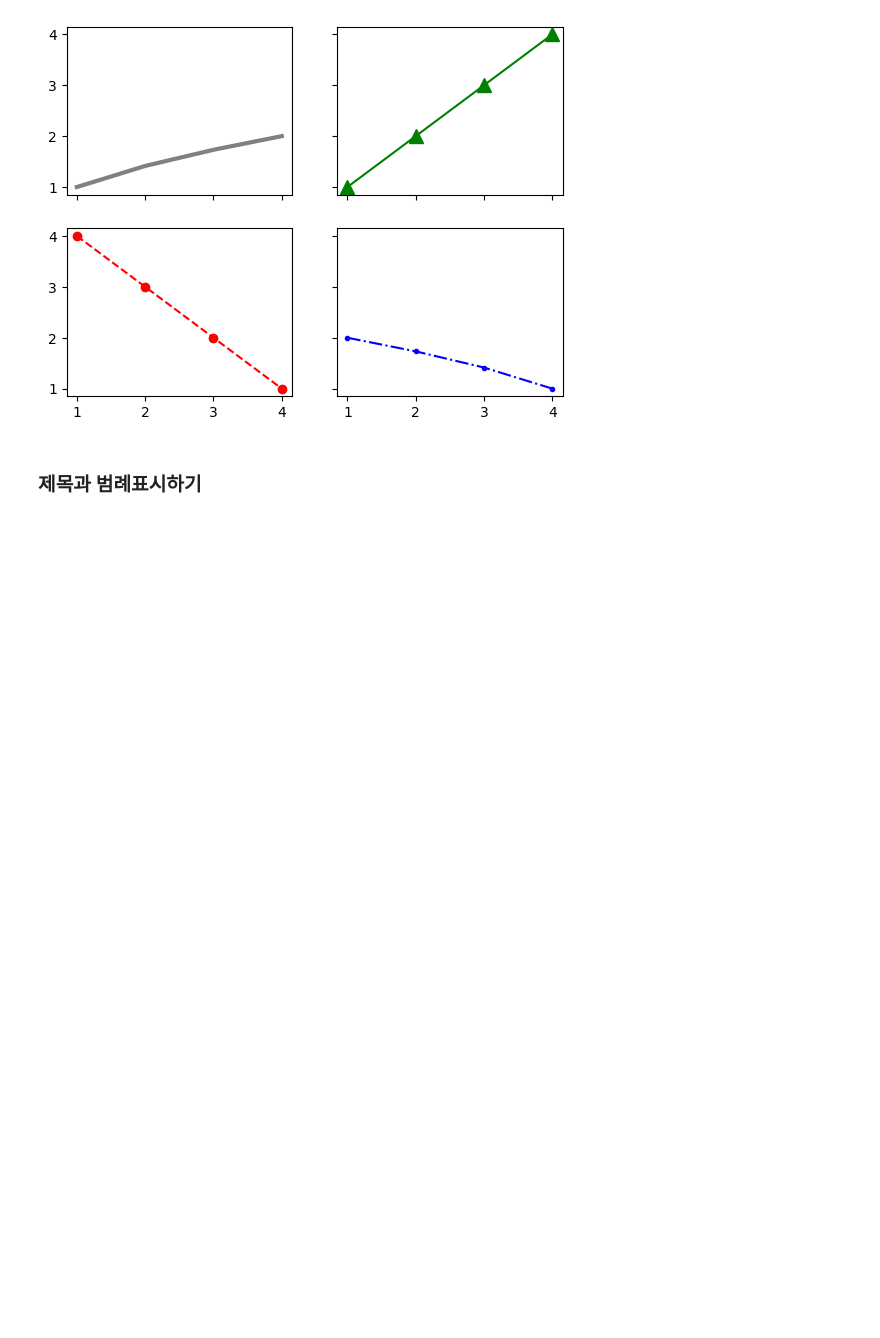
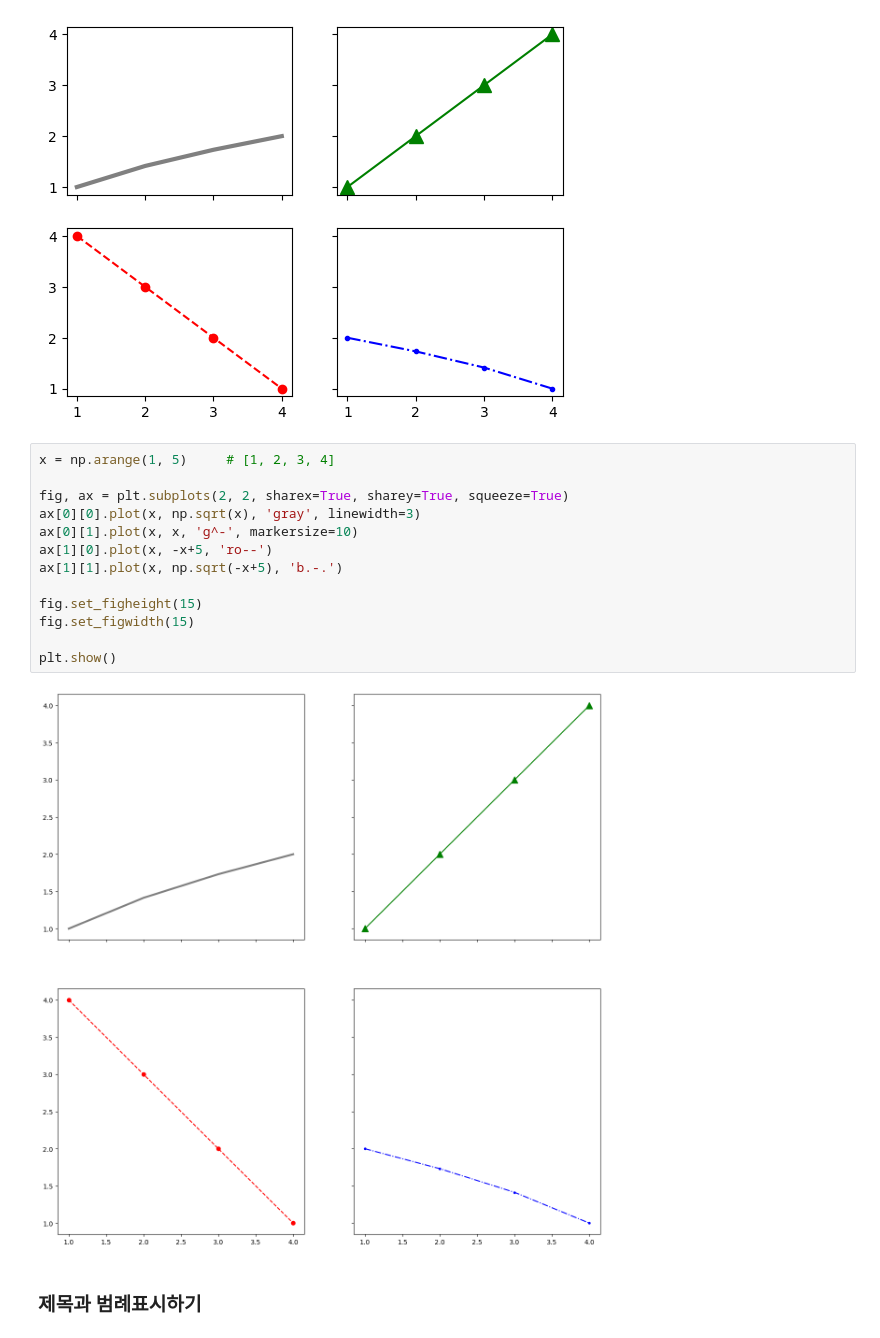
Before and after one commit to epata94/NewDataScience, a Jupyter notebook: 02_ETL/02_Visualization/04_4_여러개_그래프그리기.ipynb, the cells around one changed output. Drawn from its saved outputs; the diff is of its cells as text; blank space fills up the shorter version.

```diff
--- a/02_ETL/02_Visualization/04_4_여러개_그래프그리기.ipynb
+++ b/02_ETL/02_Visualization/04_4_여러개_그래프그리기.ipynb
@@ -170,6 +163,21 @@ ax[1][1].plot(x, np.sqrt(-x+5), 'b.-.')
 plt.show()
 # %% [output]
 [figure]
+# %%
+x = np.arange(1, 5)     # [1, 2, 3, 4]
+
+fig, ax = plt.subplots(2, 2, sharex=True, sharey=True, squeeze=True)
+ax[0][0].plot(x, np.sqrt(x), 'gray', linewidth=3)
+ax[0][1].plot(x, x, 'g^-', markersize=10)
+ax[1][0].plot(x, -x+5, 'ro--')
+ax[1][1].plot(x, np.sqrt(-x+5), 'b.-.')
+
+fig.set_figheight(15)
+fig.set_figwidth(15)
+
+plt.show()
+# %% [output]
+[figure, added]
 # %% [markdown]
 ### 제목과 범례표시하기
 # %%
```
Also changed, not shown: parts of 3 cells of this notebook, 18 other files.
